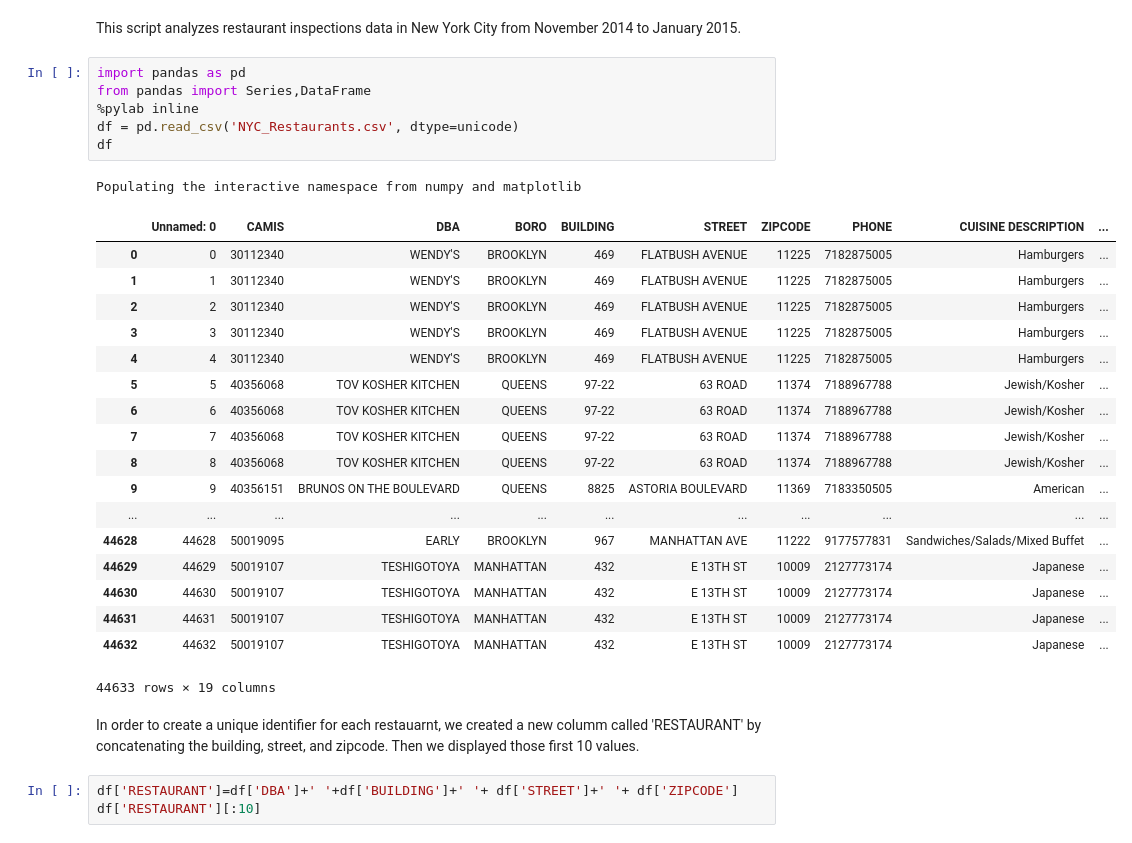
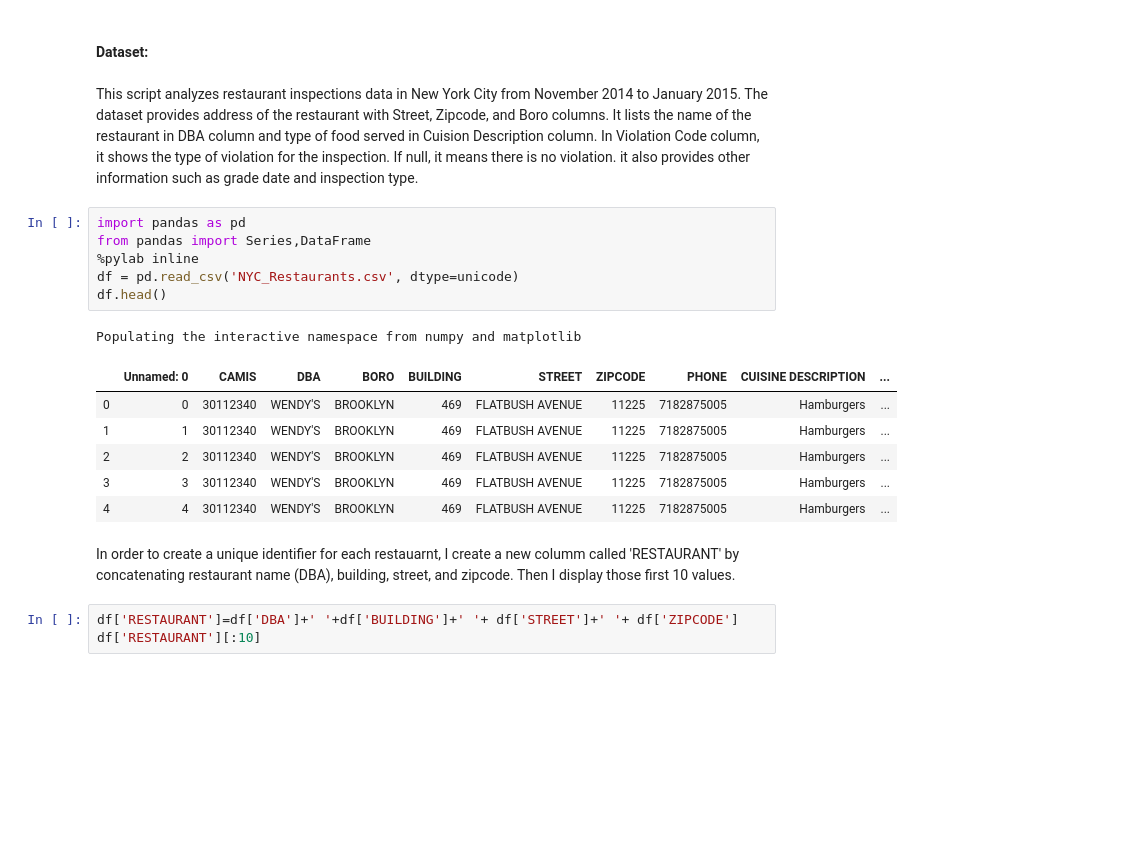
Before and after one commit to 30cannedpineapple/NYC-Restaurant-Analytics, a Jupyter notebook: NYC Restaurant Analytics.ipynb, the cells around one changed output. Drawn from its saved outputs; the diff is of its cells as text; blank space fills up the shorter version.

Commit message:
Updated Descriptions

```diff
--- a/NYC Restaurant Analytics.ipynb
+++ b/NYC Restaurant Analytics.ipynb
@@ -1,33 +1,23 @@
-# %% [markdown]
-This script analyzes restaurant inspections data in New York City from November 2014 to January 2015.
+# %% [markdown]
+#### Dataset: ####
+# %% [markdown]
+This script analyzes restaurant inspections data in New York City from November 2014 to January 2015. The dataset provides address of the restaurant with Street, Zipcode, and Boro columns. It lists the name of the restaurant in DBA column and type of food served in Cuision Description column. In Violation Code column, it shows the type of violation for the inspection. If null, it means there is no violation. it also provides other information such as grade date and inspection type.
 # %%
 import pandas as pd
 from pandas import Series,DataFrame
 %pylab inline
 df = pd.read_csv('NYC_Restaurants.csv', dtype=unicode)
-df
+df.head()
 # %% [output]
 Populating the interactive namespace from numpy and matplotlib
 |  | Unnamed: 0 | CAMIS | DBA | BORO | BUILDING | STREET | ZIPCODE | PHONE | CUISINE DESCRIPTION | ... |
 | 0 | 0 | 30112340 | WENDY'S | BROOKLYN | 469 | FLATBUSH AVENUE | 11225 | 7182875005 | Hamburgers | ... |
 | 1 | 1 | 30112340 | WENDY'S | BROOKLYN | 469 | FLATBUSH AVENUE | 11225 | 7182875005 | Hamburgers | ... |
 | 2 | 2 | 30112340 | WENDY'S | BROOKLYN | 469 | FLATBUSH AVENUE | 11225 | 7182875005 | Hamburgers | ... |
 | 3 | 3 | 30112340 | WENDY'S | BROOKLYN | 469 | FLATBUSH AVENUE | 11225 | 7182875005 | Hamburgers | ... |
 | 4 | 4 | 30112340 | WENDY'S | BROOKLYN | 469 | FLATBUSH AVENUE | 11225 | 7182875005 | Hamburgers | ... |
-| 5 | 5 | 40356068 | TOV KOSHER KITCHEN | QUEENS | 97-22 | 63 ROAD | 11374 | 7188967788 | Jewish/Kosher | ... |
-| 6 | 6 | 40356068 | TOV KOSHER KITCHEN | QUEENS | 97-22 | 63 ROAD | 11374 | 7188967788 | Jewish/Kosher | ... |
-| 7 | 7 | 40356068 | TOV KOSHER KITCHEN | QUEENS | 97-22 | 63 ROAD | 11374 | 7188967788 | Jewish/Kosher | ... |
-| 8 | 8 | 40356068 | TOV KOSHER KITCHEN | QUEENS | 97-22 | 63 ROAD | 11374 | 7188967788 | Jewish/Kosher | ... |
-| 9 | 9 | 40356151 | BRUNOS ON THE BOULEVARD | QUEENS | 8825 | ASTORIA BOULEVARD | 11369 | 7183350505 | American | ... |
-| ... | ... | ... | ... | ... | ... | ... | ... | ... | ... | ... |
-| 44628 | 44628 | 50019095 | EARLY | BROOKLYN | 967 | MANHATTAN AVE | 11222 | 9177577831 | Sandwiches/Salads/Mixed Buffet | ... |
-| 44629 | 44629 | 50019107 | TESHIGOTOYA | MANHATTAN | 432 | E 13TH ST | 10009 | 2127773174 | Japanese | ... |
-| 44630 | 44630 | 50019107 | TESHIGOTOYA | MANHATTAN | 432 | E 13TH ST | 10009 | 2127773174 | Japanese | ... |
-| 44631 | 44631 | 50019107 | TESHIGOTOYA | MANHATTAN | 432 | E 13TH ST | 10009 | 2127773174 | Japanese | ... |
-| 44632 | 44632 | 50019107 | TESHIGOTOYA | MANHATTAN | 432 | E 13TH ST | 10009 | 2127773174 | Japanese | ... |
-44633 rows × 19 columns
 # %% [markdown]
-In order to create a unique identifier for each restauarnt, we created a new columm called 'RESTAURANT' by concatenating the building, street, and zipcode. Then we displayed those first 10 values.
+In order to create a unique identifier for each restauarnt, I create a new columm called 'RESTAURANT' by concatenating restaurant name (DBA), building, street, and zipcode. Then I display those first 10 values.
 # %%
 df['RESTAURANT']=df['DBA']+' '+df['BUILDING']+' '+ df['STREET']+' '+ df['ZIPCODE']
 df['RESTAURANT'][:10]
```
Also changed, not shown: parts of 19 cells of this notebook.
